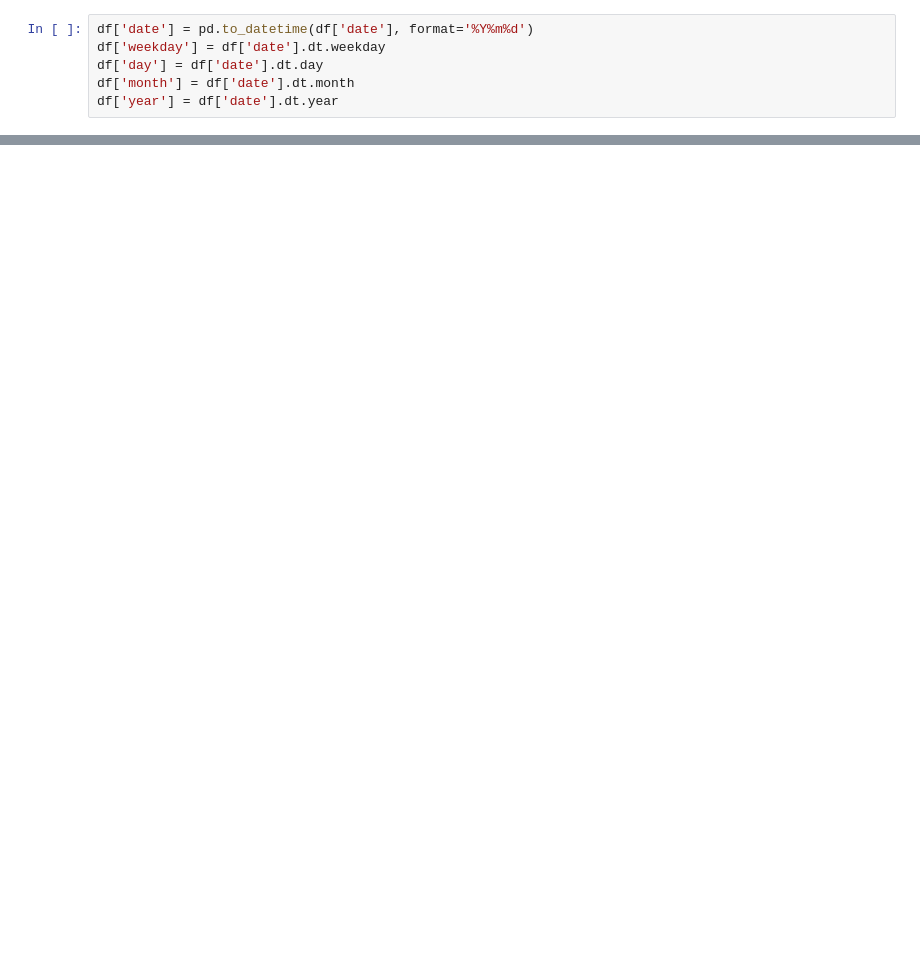
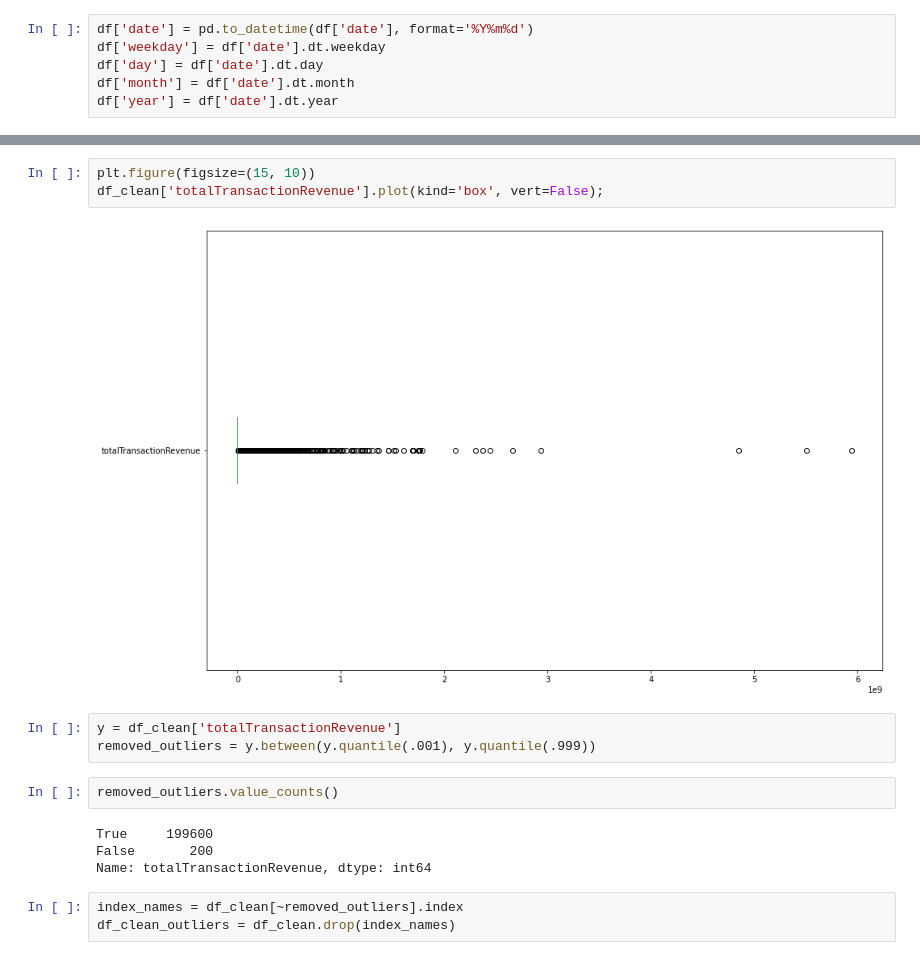
Before and after one commit to larsenk23/Capstone2, a Jupyter notebook: Data Cleaning.ipynb, the cells around one changed output, grey strips where cells are left out. Cells and saved outputs as stored; diff of their text form; blank space fills up the shorter version.

```diff
--- a/Data Cleaning.ipynb
+++ b/Data Cleaning.ipynb
@@ -95,0 +97,17 @@ df.describe()
+# %%
+plt.figure(figsize=(15, 10))
+df_clean['totalTransactionRevenue'].plot(kind='box', vert=False);
+# %% [output]
+[figure, added]
+# %%
+y = df_clean['totalTransactionRevenue']
+removed_outliers = y.between(y.quantile(.001), y.quantile(.999))
+# %%
+removed_outliers.value_counts()
+# %% [output]
+True     199600
+False       200
+Name: totalTransactionRevenue, dtype: int64
+# %%
+index_names = df_clean[~removed_outliers].index
+df_clean_outliers = df_clean.drop(index_names)
```
Also changed, not shown: parts of 38 cells of this notebook.
